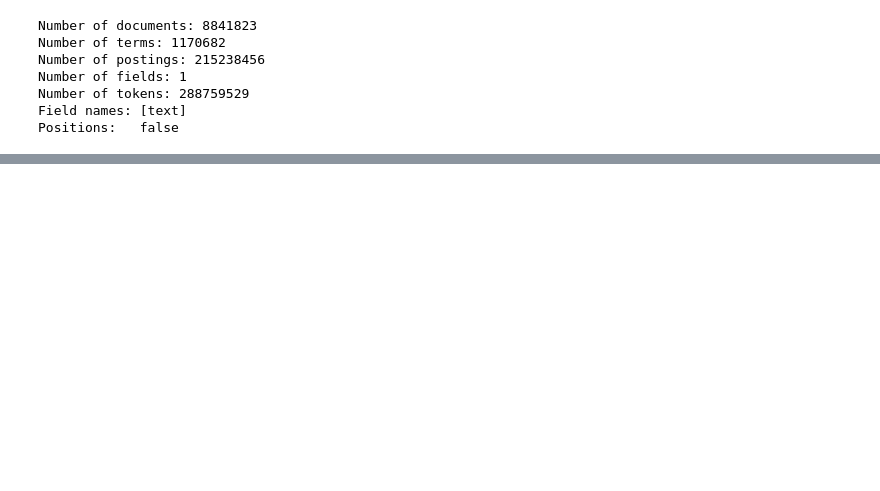
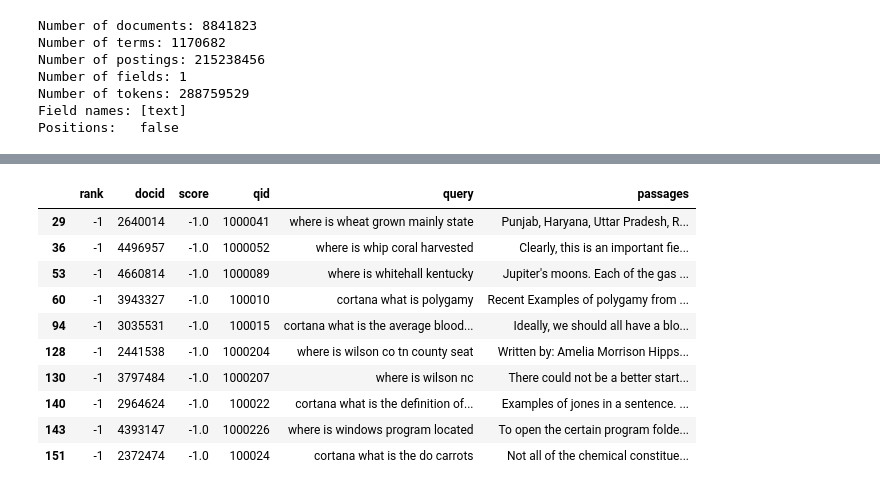
Before and after one commit to JulianBiesheuvel/CoreIR, a Jupyter notebook: BM25.ipynb, the cells around one changed output, grey strips where cells are left out. Drawn from its saved outputs; the diff is of its cells as text; code cells hidden in the pictures; blank space fills up the shorter version.

```diff
--- a/BM25.ipynb
+++ b/BM25.ipynb
@@ -419,0 +288,6 @@ Name: 0, dtype: object
+# %%
+queries_without_doc_retrieved = temp[temp['score']==(-1.00)]
+# THESE ARE THE QUERIES FOR WHICH A QREL IS PROVIDED, BUT THE MODEL DID NOT RETRIEVE A DOCUMENT (WAS NOT IN THE
+# TOP 1000)
+# %%
+queries_without_doc_retrieved = queries_without_doc_retrieved.head(10)
@@ -419,0 +308,20 @@ Name: 0, dtype: object
+# %%
+# RETRIEVE THESE DOCUMENTS TO SEE WHAT IS WRONG
+passages = [(DOCS.iloc[(int(x) - 1)]['passage']) for x in queries_without_doc_retrieved['docid']]
+# %%
+queries_without_doc_retrieved['passages'] = passages
+# %%
+# FOR THOSE QUERIES WITH A QREL, NOW THE PASSAGES ARE FOUND BY US IN THE DOCUMENT AND ATTACHED
+queries_without_doc_retrieved
+# %% [output]
+|  | rank | docid | score | qid | query | passages |
+| 29 | -1 | 2640014 | -1.0 | 1000041 | where is wheat grown mainly state | Punjab, Haryana, Uttar Pradesh, R... |
+| 36 | -1 | 4496957 | -1.0 | 1000052 | where is whip coral harvested | Clearly, this is an important fie... |
+| 53 | -1 | 4660814 | -1.0 | 1000089 | where is whitehall kentucky | Jupiter's moons. Each of the gas ... |
+| 60 | -1 | 3943327 | -1.0 | 100010 | cortana what is polygamy | Recent Examples of polygamy from ... |
+| 94 | -1 | 3035531 | -1.0 | 100015 | cortana what is the average blood... | Ideally, we should all have a blo... |
+| 128 | -1 | 2441538 | -1.0 | 1000204 | where is wilson co tn county seat | Written by: Amelia Morrison Hipps... |
+| 130 | -1 | 3797484 | -1.0 | 1000207 | where is wilson nc | There could not be a better start... |
+| 140 | -1 | 2964624 | -1.0 | 100022 | cortana what is the definition of... | Examples of jones in a sentence. ... |
+| 143 | -1 | 4393147 | -1.0 | 1000226 | where is windows program located | To open the certain program folde... |
+| 151 | -1 | 2372474 | -1.0 | 100024 | cortana what is the do carrots | Not all of the chemical constitue... |
```
Also changed, not shown: parts of 37 cells of this notebook, 4 other files.
